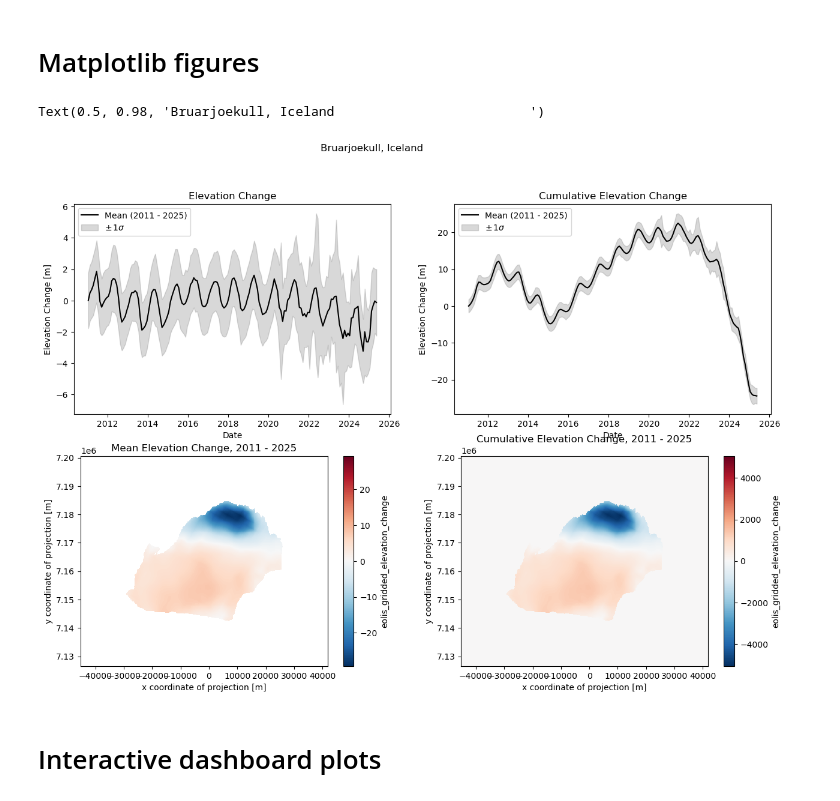
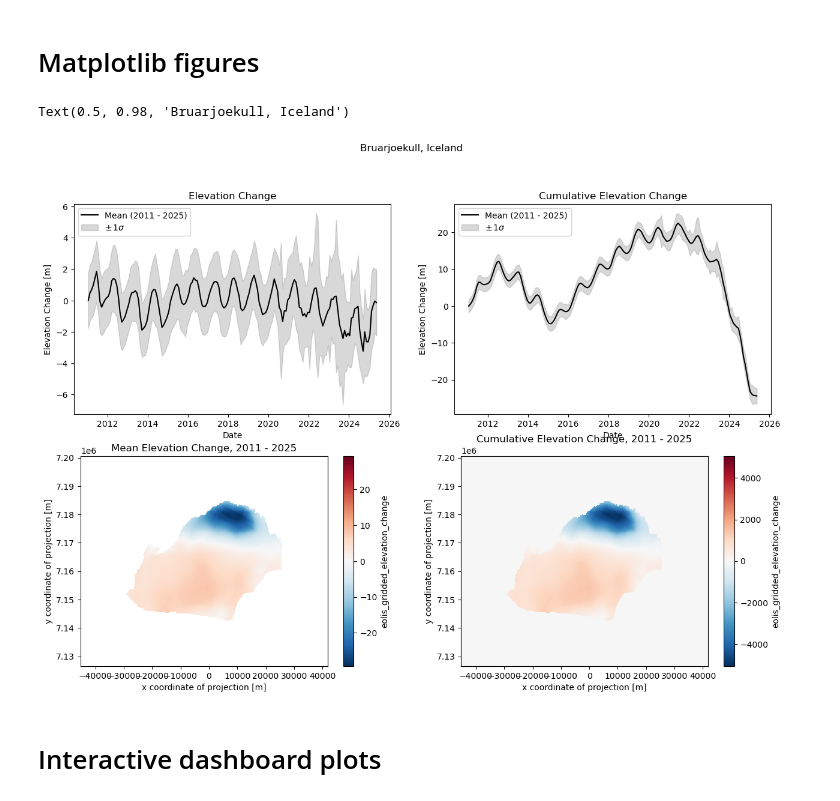
Before and after one commit to gampnico/oggm-scripts, a Jupyter notebook: notebooks/l1_dashboard_mockup.ipynb, the cells around one changed output. Cells and saved outputs as stored; diff of their text form; code cells hidden in the pictures.

```diff
--- a/notebooks/l1_dashboard_mockup.ipynb
+++ b/notebooks/l1_dashboard_mockup.ipynb
@@ -411,36 +411,36 @@ def plot_eolis_map(datacube, gdir, cumulative=False, ax=None):
     mean_period = f"{dataset.t[0].dt.year.values} - {dataset.t[-1].dt.year.values}"
     # dataset.itslive_v.where(dataset.glacier_mask).plot(ax=ax, label="")
     elevation_change = dataset.eolis_gridded_elevation_change.where(
         dataset.glacier_mask == 1
     )
     if not cumulative:
         elevation_change.mean(dim="t").plot(ax=ax)
         title = f"Mean Elevation Change, {mean_period}"
     else:
         elevation_change.cumsum(dim="t", skipna=True)[-1].plot(ax=ax)
         title = f"Cumulative Elevation Change, {mean_period}"
 
     ax.set_title(title)
     ax.set_aspect("equal")
     return ax
 
 
 fig, ax = plt.subplots(figsize=(15, 10), sharey=False, ncols=2, nrows=2)
 ax[0, 0] = plot_eolis_timeseries(
     datacube=datacube, gdir=gdir, cumulative=False, ax=ax[0, 0]
 )
 ax[0, 1] = plot_eolis_timeseries(
     datacube=datacube, gdir=gdir, cumulative=True, ax=ax[0, 1]
 )
 ax[1, 0] = plot_eolis_map(datacube=datacube, gdir=gdir, cumulative=False, ax=ax[1, 0])
 ax[1, 1] = plot_eolis_map(datacube=datacube, gdir=gdir, cumulative=True, ax=ax[1, 1])
 glacier_name = dash.data["gdir"].name
-region_name = dash.data["gdir"].rgi_subregion_name.split(": ")[1]
+region_name = dash.data["gdir"].rgi_subregion_name.split(": ")[1].strip()
 title = f"{glacier_name}, {region_name}"
 fig.suptitle(title)
 # %% [output]
-Text(0.5, 0.98, 'Bruarjoekull, Iceland                         ')
+Text(0.5, 0.98, 'Bruarjoekull, Iceland')
-[figure, old version]
+[figure, new version]
 # %% [markdown]
 # Interactive dashboard plots
 # %%
```
Also changed, not shown: parts of 5 cells of this notebook, 1 other file.
